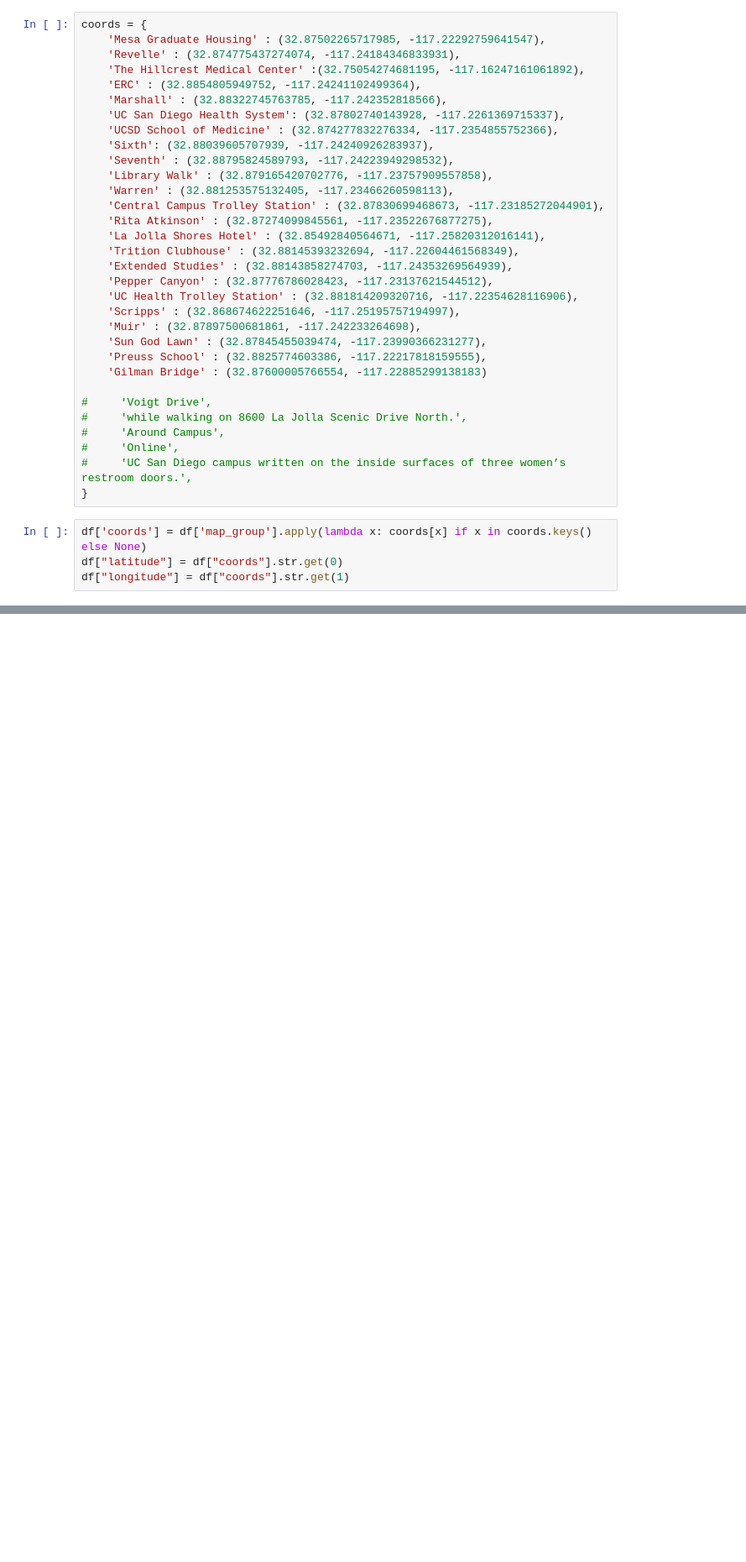
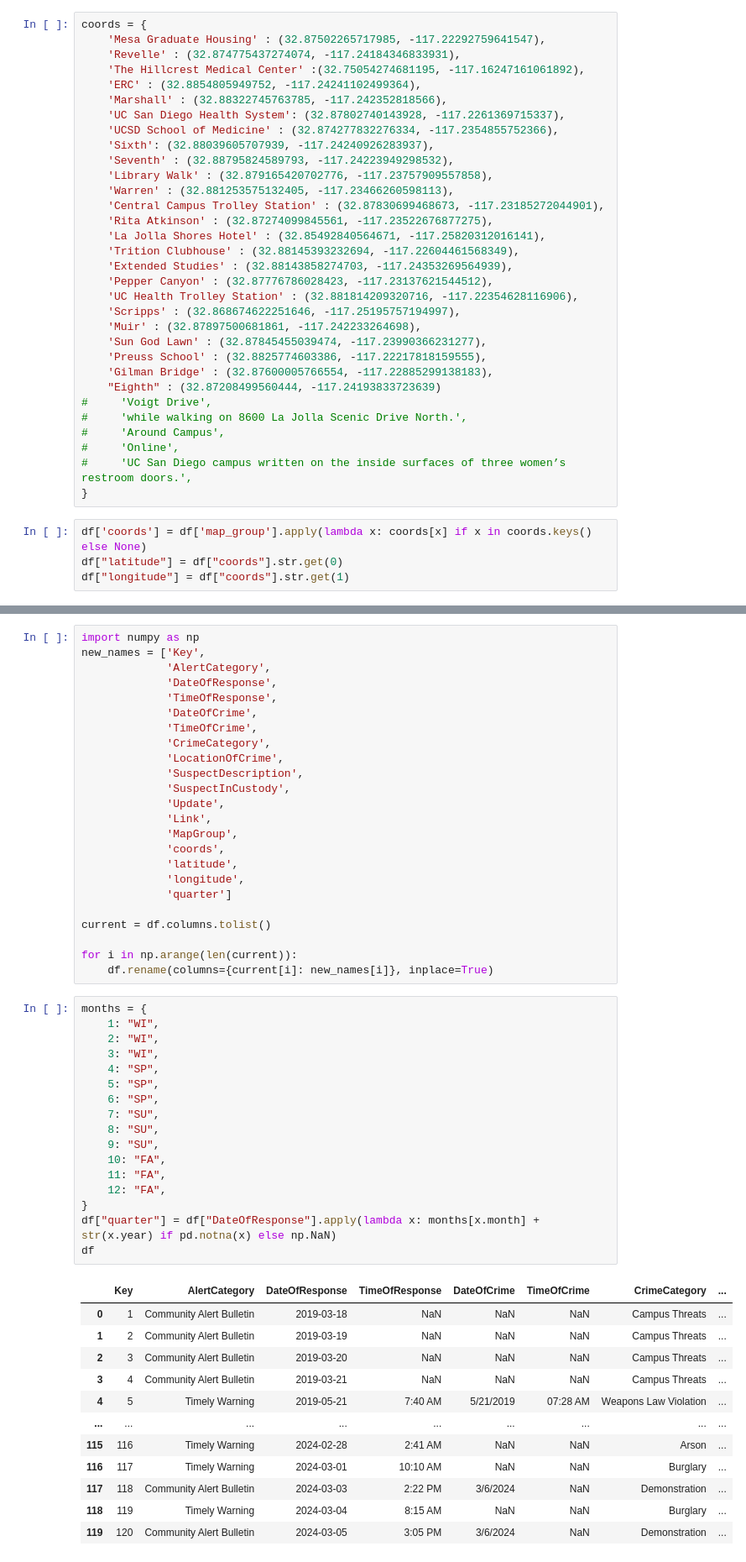
Before and after one commit to nicolereardon/UCSD-Crime, a Jupyter notebook: static/Final Project.ipynb, the cells around one changed output, grey strips where cells are left out. Shown: that part at 84% size. Drawn from its saved outputs; the diff is of its cells as text; blank space fills up the shorter version.

```diff
--- a/static/Final Project.ipynb
+++ b/static/Final Project.ipynb
@@ -245,8 +226,8 @@ coords = {
     'Muir' : (32.87897500681861, -117.242233264698),
     'Sun God Lawn' : (32.87845455039474, -117.23990366231277),
     'Preuss School' : (32.8825774603386, -117.22217818159555),
-    'Gilman Bridge' : (32.87600005766554, -117.22885299138183)
-
+    'Gilman Bridge' : (32.87600005766554, -117.22885299138183),
+    "Eighth" : (32.87208499560444, -117.24193833723639)
 #     'Voigt Drive',
 #     'while walking on 8600 La Jolla Scenic Drive North.',
 #     'Around Campus',
@@ -298,0 +241,54 @@ for i in np.arange(len(current)):
+# %%
+import numpy as np
+new_names = ['Key',
+             'AlertCategory',
+             'DateOfResponse',
+             'TimeOfResponse',
+             'DateOfCrime',
+             'TimeOfCrime',
+             'CrimeCategory',
+             'LocationOfCrime',
+             'SuspectDescription',
+             'SuspectInCustody',
+             'Update',
+             'Link',
+             'MapGroup',
+             'coords',
+             'latitude',
+             'longitude',
+             'quarter']
+
+current = df.columns.tolist()
+
+for i in np.arange(len(current)):
+    df.rename(columns={current[i]: new_names[i]}, inplace=True)
+# %%
+months = {
+    1: "WI",
+    2: "WI",
+    3: "WI",
+    4: "SP",
+    5: "SP",
+    6: "SP",
+    7: "SU",
+    8: "SU",
+    9: "SU",
+    10: "FA",
+    11: "FA",
+    12: "FA",
+}
+df["quarter"] = df["DateOfResponse"].apply(lambda x: months[x.month] + str(x.year) if pd.notna(x) else np.NaN)
+df
+# %% [output]
+|  | Key | AlertCategory | DateOfResponse | TimeOfResponse | DateOfCrime | TimeOfCrime | CrimeCategory | ... |
+| 0 | 1 | Community Alert Bulletin | 2019-03-18 | NaN | NaN | NaN | Campus Threats | ... |
+| 1 | 2 | Community Alert Bulletin | 2019-03-19 | NaN | NaN | NaN | Campus Threats | ... |
+| 2 | 3 | Community Alert Bulletin | 2019-03-20 | NaN | NaN | NaN | Campus Threats | ... |
+| 3 | 4 | Community Alert Bulletin | 2019-03-21 | NaN | NaN | NaN | Campus Threats | ... |
+| 4 | 5 | Timely Warning | 2019-05-21 | 7:40 AM | 5/21/2019 | 07:28 AM | Weapons Law Violation | ... |
+| ... | ... | ... | ... | ... | ... | ... | ... | ... |
+| 115 | 116 | Timely Warning | 2024-02-28 | 2:41 AM | NaN | NaN | Arson | ... |
+| 116 | 117 | Timely Warning | 2024-03-01 | 10:10 AM | NaN | NaN | Burglary | ... |
+| 117 | 118 | Community Alert Bulletin | 2024-03-03 | 2:22 PM | 3/6/2024 | NaN | Demonstration | ... |
+| 118 | 119 | Timely Warning | 2024-03-04 | 8:15 AM | NaN | NaN | Burglary | ... |
+| 119 | 120 | Community Alert Bulletin | 2024-03-05 | 3:05 PM | 3/6/2024 | NaN | Demonstration | ... |
```
Also changed, not shown: parts of 8 cells of this notebook, 6 other files.
